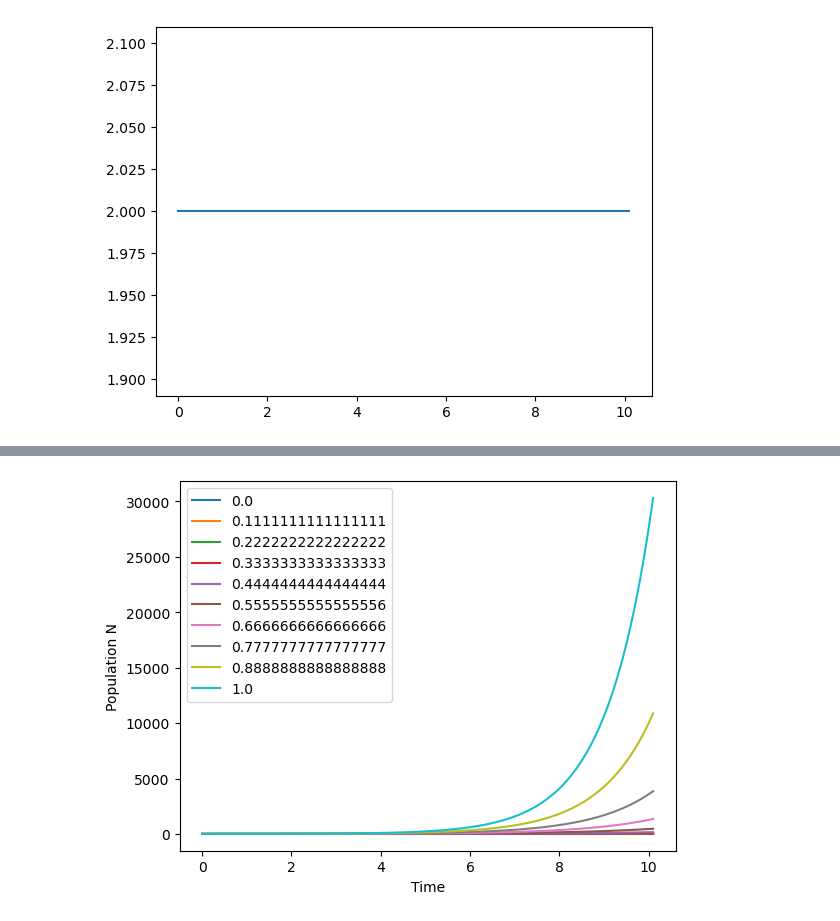
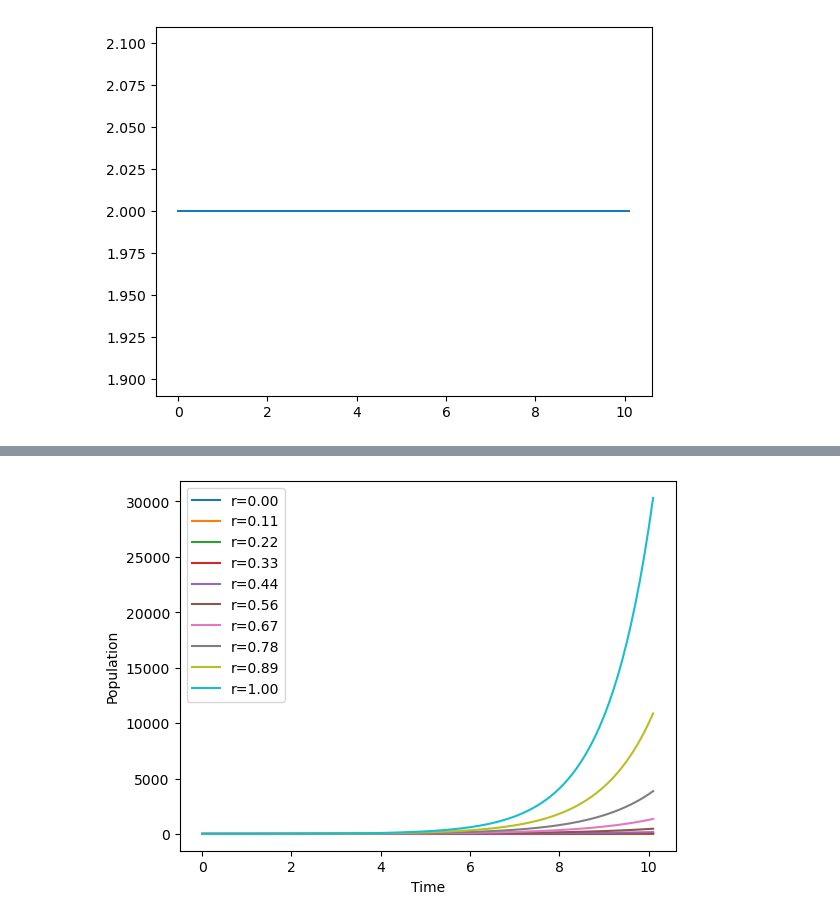
Before and after one commit to priyanujkashyap/4thYear, a Jupyter notebook: Computation Lab/cLab2.ipynb, the cells around one changed output, grey strips where cells are left out. Cells and saved outputs as stored; diff of their text form; code cells hidden in the pictures.

```diff
--- a/Computation Lab/cLab2.ipynb
+++ b/Computation Lab/cLab2.ipynb
@@ -34,21 +79,19 @@ ValueError: x and y must have same first dimension, but have shapes (102,) and (
 # %%
-# Population growth for different r values
+# Population growth for different growth rates
 r = np.linspace(0, 1, 10)
 dt = 0.1
-
 for i in range(len(r)):
     N = [2]
     t = [0]
     while t[-1] < 10:
         N.append(N[-1] * (1 + r[i] * dt))
         t.append(t[-1] + dt)
-    plt.plot(t, N, label=r[i])
-
+    plt.plot(t, N, label=f'r={r[i]:.2f}')
 plt.xlabel('Time')
-plt.ylabel('Population N')
+plt.ylabel('Population')
 plt.legend()
 plt.show()
 # %% [output]
-[figure, old version]
+[figure, new version]
 # %%
 x(i+1) = x(i)*(1 + r * dt * (1 - x(i)))
```
Also changed, not shown: parts of 13 cells of this notebook, 10 other files.
